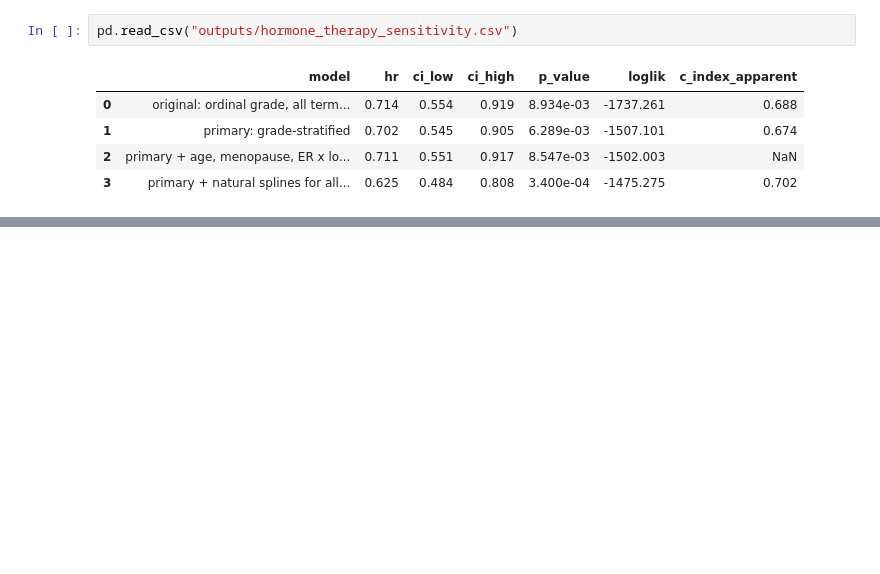
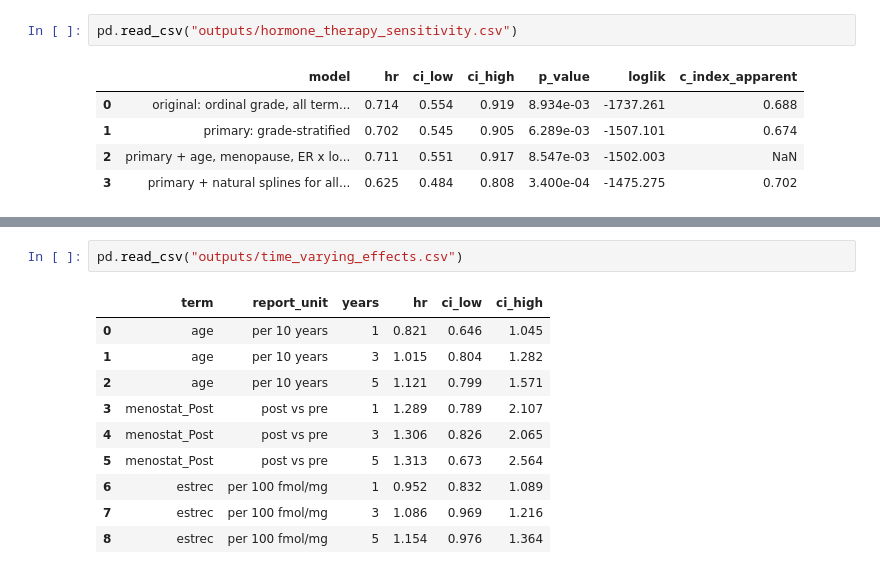
Before and after one commit to cperrone96/clinical-trial-survival-analysis, a Jupyter notebook: survival_analysis.ipynb, the cells around one changed output, grey strips where cells are left out. Drawn from its saved outputs; the diff is of its cells as text; blank space fills up the shorter version.

```diff
--- a/survival_analysis.ipynb
+++ b/survival_analysis.ipynb
@@ -124,0 +129,13 @@ pd.read_csv("outputs/hormone_therapy_sensitivity.csv")
+# %%
+pd.read_csv("outputs/time_varying_effects.csv")
+# %% [output]
+|  | term | report_unit | years | hr | ci_low | ci_high |
+| 0 | age | per 10 years | 1 | 0.821 | 0.646 | 1.045 |
+| 1 | age | per 10 years | 3 | 1.015 | 0.804 | 1.282 |
+| 2 | age | per 10 years | 5 | 1.121 | 0.799 | 1.571 |
+| 3 | menostat_Post | post vs pre | 1 | 1.289 | 0.789 | 2.107 |
+| 4 | menostat_Post | post vs pre | 3 | 1.306 | 0.826 | 2.065 |
+| 5 | menostat_Post | post vs pre | 5 | 1.313 | 0.673 | 2.564 |
+| 6 | estrec | per 100 fmol/mg | 1 | 0.952 | 0.832 | 1.089 |
+| 7 | estrec | per 100 fmol/mg | 3 | 1.086 | 0.969 | 1.216 |
+| 8 | estrec | per 100 fmol/mg | 5 | 1.154 | 0.976 | 1.364 |
```
Also changed, not shown: parts of 4 cells of this notebook, 19 other files.
